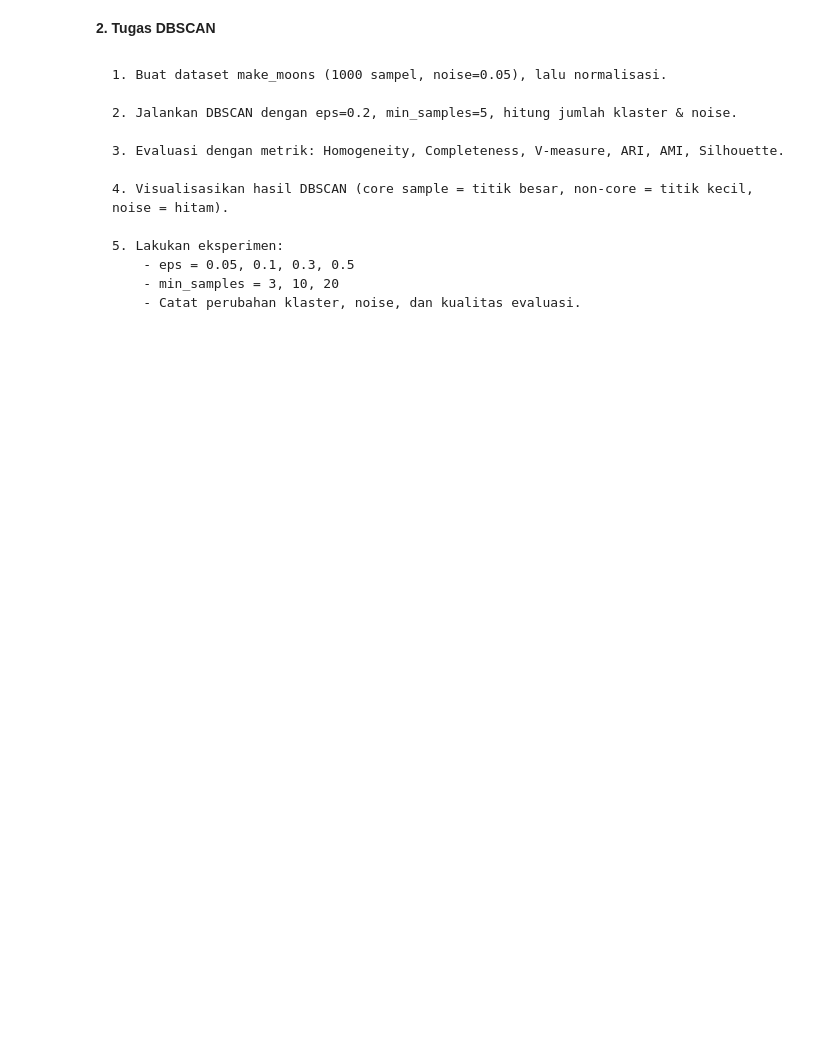
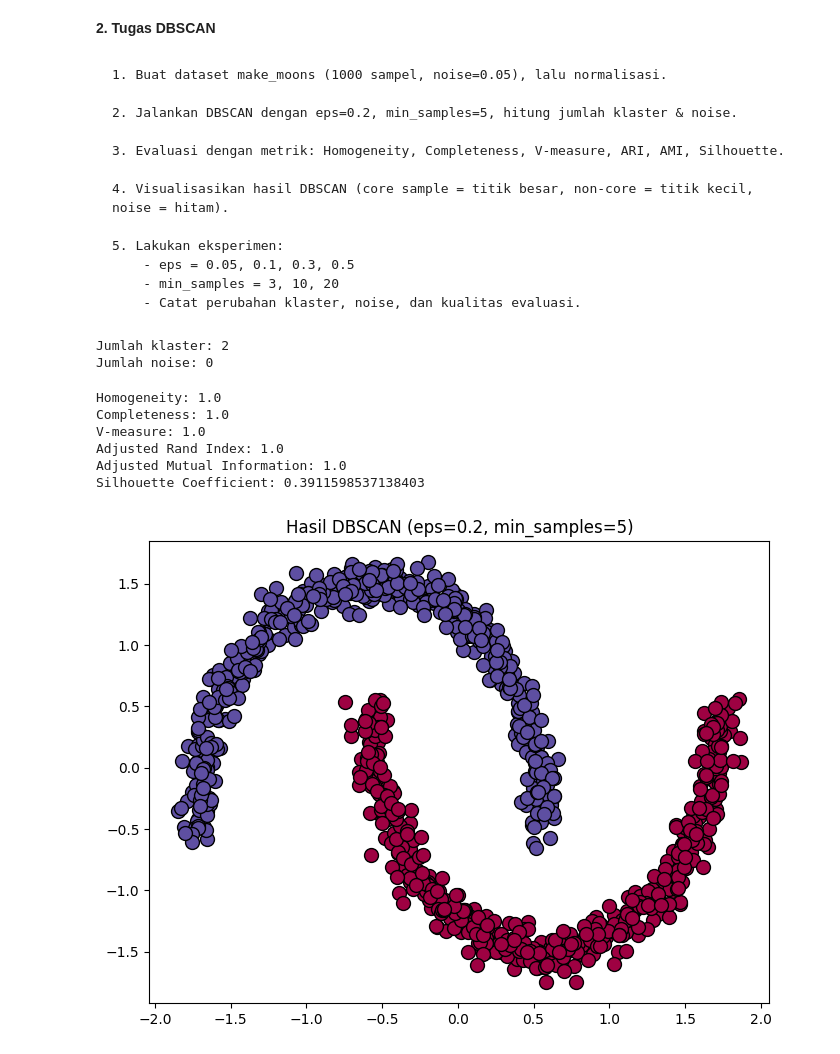
Before and after one commit to vaqanzel/Mesin-Learning, a Jupyter notebook: TG4_2341720016_VALENTINA_SANTI_GREHASTA.ipynb, the cells around one changed output. Cells and saved outputs as stored; diff of their text form; code cells hidden in the pictures; blank space fills up the shorter version.

```diff
--- a/TG4_2341720016_VALENTINA_SANTI_GREHASTA.ipynb
+++ b/TG4_2341720016_VALENTINA_SANTI_GREHASTA.ipynb
@@ -571,0 +559,62 @@ plt.show()
+# %%
+# 2. DBSCAN dasar (eps=0.2, min_samples=5)
+from sklearn.cluster import DBSCAN
+from sklearn import metrics
+
+# Model DBSCAN
+db = DBSCAN(eps=0.2, min_samples=5).fit(X)
+labels = db.labels_
+
+# Jumlah klaster (label = -1 berarti noise)
+n_clusters = len(set(labels)) - (1 if -1 in labels else 0)
+n_noise = list(labels).count(-1)
+
+print("Jumlah klaster:", n_clusters)
+print("Jumlah noise:", n_noise)
+# %% [output]
+Jumlah klaster: 2
+Jumlah noise: 0
+# %%
+# 3. Evaluasi kualitas klaster
+print("Homogeneity:", metrics.homogeneity_score(y_true, labels))
+print("Completeness:", metrics.completeness_score(y_true, labels))
+print("V-measure:", metrics.v_measure_score(y_true, labels))
+print("Adjusted Rand Index:", metrics.adjusted_rand_score(y_true, labels))
+print("Adjusted Mutual Information:", metrics.adjusted_mutual_info_score(y_true, labels))
+print("Silhouette Coefficient:", metrics.silhouette_score(X, labels))
+# %% [output]
+Homogeneity: 1.0
+Completeness: 1.0
+V-measure: 1.0
+Adjusted Rand Index: 1.0
+Adjusted Mutual Information: 1.0
+Silhouette Coefficient: 0.3911598537138403
+# %%
+# 4. Visualisasi hasil DBSCAN
+
+# Core sample mask
+core_samples_mask = np.zeros_like(labels, dtype=bool)
+core_samples_mask[db.core_sample_indices_] = True
+
+unique_labels = set(labels)
+colors = [plt.cm.Spectral(each) for each in np.linspace(0, 1, len(unique_labels))]
+
+plt.figure(figsize=(8, 6))
+for k, col in zip(unique_labels, colors):
+    if k == -1:
+        col = [0, 0, 0, 1]
+
+    class_member_mask = (labels == k)
+
+    xy = X[class_member_mask & core_samples_mask]
+    plt.plot(xy[:, 0], xy[:, 1], "o", markerfacecolor=tuple(col),
+             markeredgecolor="k", markersize=10)
+
+    xy = X[class_member_mask & ~core_samples_mask]
+    plt.plot(xy[:, 0], xy[:, 1], "o", markerfacecolor=tuple(col),
+             markeredgecolor="k", markersize=5)
+
+plt.title("Hasil DBSCAN (eps=0.2, min_samples=5)")
+plt.show()
+# %% [output]
+[figure, added]
```
Also changed, not shown: parts of 6 cells of this notebook.
